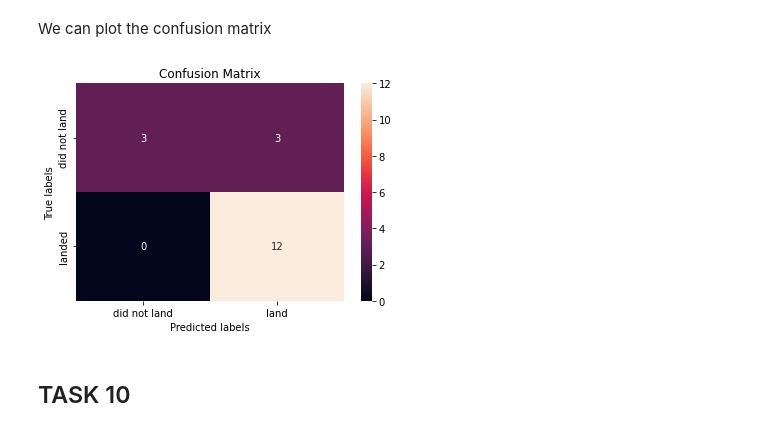
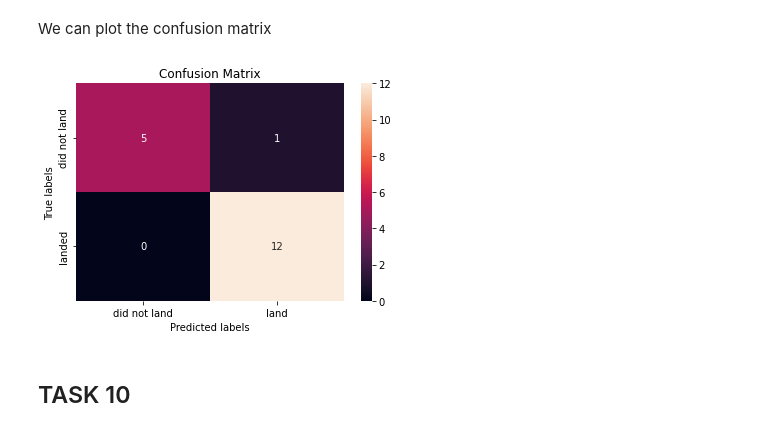
Before and after one commit to rodrigoalvamat/certification-ibm-data-science-capstone, a Jupyter notebook: machine-learning-prediction.ipynb, the cells around one changed output. Saved outputs shown, nothing was run; the diff lists cells and outputs as text; code cells hidden in the pictures.

Commit message:
Fixed decision tree confusion matrix

```diff
--- a/machine-learning-prediction.ipynb
+++ b/machine-learning-prediction.ipynb
@@ -298,10 +298,10 @@ tree_accuracy
 # %% [markdown]
 We can plot the confusion matrix
 # %%
-yhat = svm_cv.predict(X_test)
+yhat = tree_cv.predict(X_test)
 plot_confusion_matrix(Y_test,yhat)
 # %% [output]
-[figure, old version]
+[figure, new version]
 # %% [markdown]
 ## TASK  10
 # %% [markdown]
```
Also changed, not shown: parts of 1 cell of this notebook.
